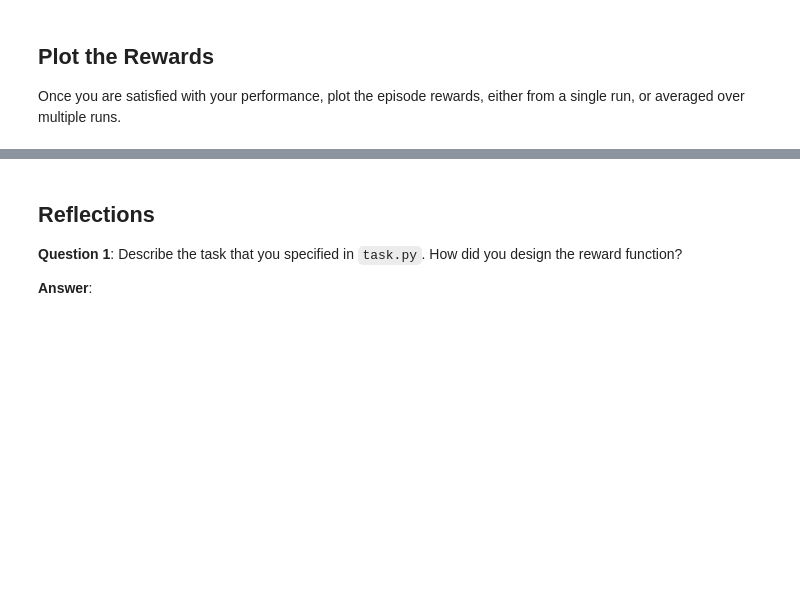
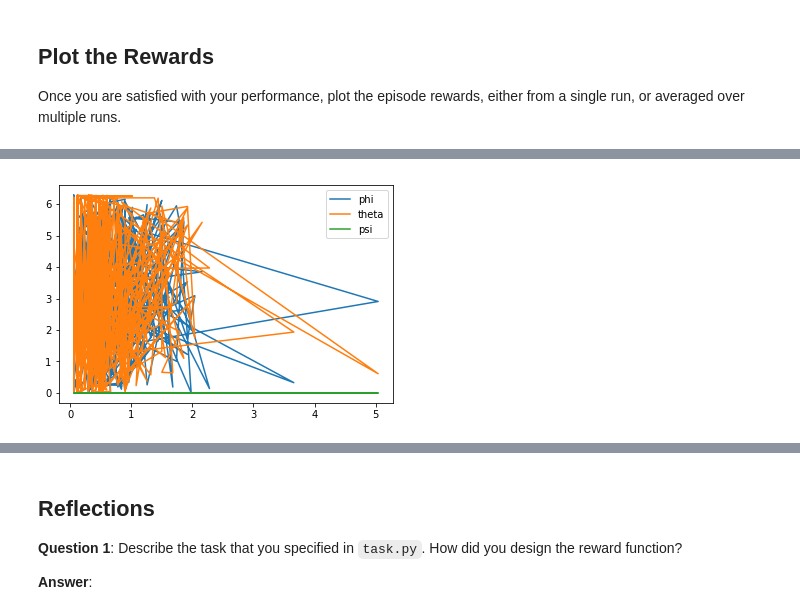
Before and after one commit to oyoot/RL-Quadcopter-2, a Jupyter notebook: Quadcopter_Project.ipynb, the cells around one changed output, grey strips where cells are left out. Saved outputs shown, nothing was run; the diff lists cells and outputs as text; code cells hidden in the pictures; blank space fills up the shorter version.

```diff
--- a/Quadcopter_Project.ipynb
+++ b/Quadcopter_Project.ipynb
@@ -268,0 +293,8 @@ plt.plot(scores_list)
+# %%
+plt.plot(results['time'], results['phi'], label='phi')
+plt.plot(results['time'], results['theta'], label='theta')
+plt.plot(results['time'], results['psi'], label='psi')
+plt.legend()
+_ = plt.ylim()
+# %% [output]
+[figure, added]
```
Also changed, not shown: parts of 7 cells of this notebook, 4 other files.
